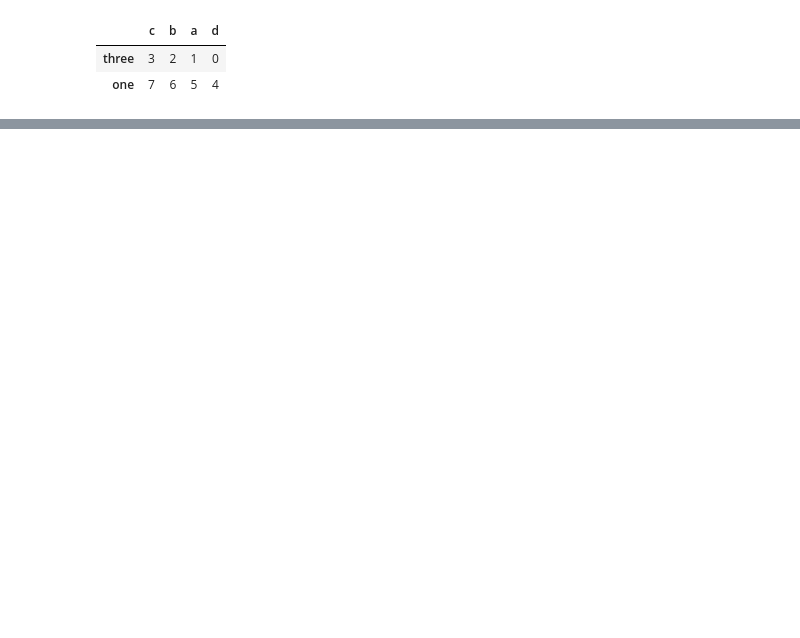
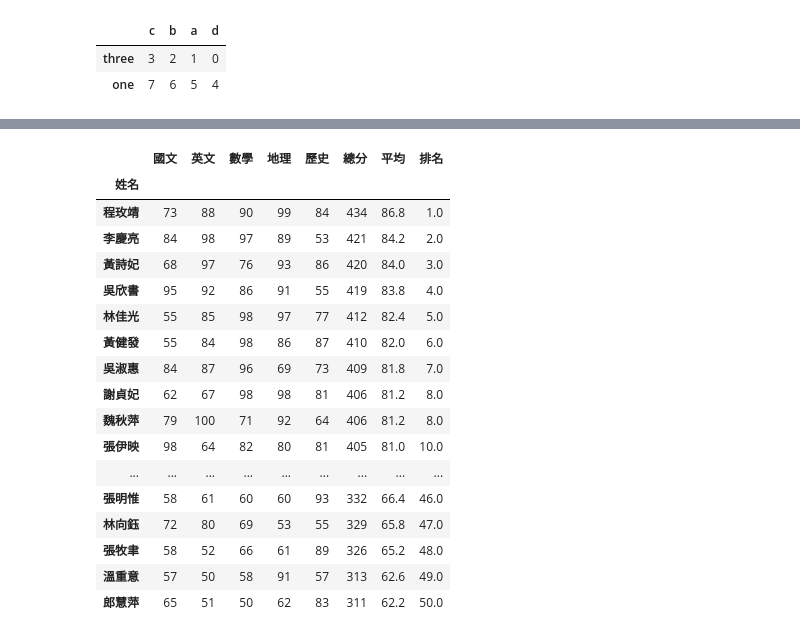
Before and after one commit to jsdhwdmaX09/aaaab, a Jupyter notebook: lesson17_1.ipynb, the cells around one changed output, grey strips where cells are left out. Cells and saved outputs as stored; diff of their text form; code cells hidden in the pictures; blank space fills up the shorter version.

```diff
--- a/lesson17_1.ipynb
+++ b/lesson17_1.ipynb
@@ -32,3 +75,8 @@ dataFrame1.sort_values(by='one',axis=1,ascending=False)
 |  | c | b | a | d |
 | three | 3 | 2 | 1 | 0 |
 | one | 7 | 6 | 5 | 4 |
+# %%
+dataFrame1 = pd.read_csv('學生成績表1.csv')
+dataFrame1.index = dataFrame1['姓名']
+dataFrame2 = dataFrame1[['國文','英文','數學','地理','歷史']]
+dataFrame2
@@ -34,0 +102,6 @@ dataFrame1.sort_values(by='one',axis=1,ascending=False)
+# %%
+sum_s = dataFrame2.sum(axis=1)
+mean_s = dataFrame2.mean(axis=1)
+dataFrame2['總分'] = sum_s
+dataFrame2['平均'] = mean_s
+dataFrame2
@@ -34,0 +170,24 @@ dataFrame1.sort_values(by='one',axis=1,ascending=False)
+# %%
+dataFrame2['排名'] = dataFrame2['總分'].rank(ascending=False,method="min")
+# %%
+dataFrame3 = dataFrame2.sort_values(by='排名')
+dataFrame3
+# %% [output]
+|  | 國文 | 英文 | 數學 | 地理 | 歷史 | 總分 | 平均 | 排名 |
+| 姓名 |  |  |  |  |  |  |  |  |
+| 程玫靖 | 73 | 88 | 90 | 99 | 84 | 434 | 86.8 | 1.0 |
+| 李慶亮 | 84 | 98 | 97 | 89 | 53 | 421 | 84.2 | 2.0 |
+| 黃詩妃 | 68 | 97 | 76 | 93 | 86 | 420 | 84.0 | 3.0 |
+| 吳欣書 | 95 | 92 | 86 | 91 | 55 | 419 | 83.8 | 4.0 |
+| 林佳光 | 55 | 85 | 98 | 97 | 77 | 412 | 82.4 | 5.0 |
+| 黃健發 | 55 | 84 | 98 | 86 | 87 | 410 | 82.0 | 6.0 |
+| 吳淑惠 | 84 | 87 | 96 | 69 | 73 | 409 | 81.8 | 7.0 |
+| 謝貞妃 | 62 | 67 | 98 | 98 | 81 | 406 | 81.2 | 8.0 |
+| 魏秋萍 | 79 | 100 | 71 | 92 | 64 | 406 | 81.2 | 8.0 |
+| 張伊映 | 98 | 64 | 82 | 80 | 81 | 405 | 81.0 | 10.0 |
+| ... | ... | ... | ... | ... | ... | ... | ... | ... |
+| 張明惟 | 58 | 61 | 60 | 60 | 93 | 332 | 66.4 | 46.0 |
+| 林向鈺 | 72 | 80 | 69 | 53 | 55 | 329 | 65.8 | 47.0 |
+| 張牧聿 | 58 | 52 | 66 | 61 | 89 | 326 | 65.2 | 48.0 |
+| 溫重意 | 57 | 50 | 58 | 91 | 57 | 313 | 62.6 | 49.0 |
+| 郎慧萍 | 65 | 51 | 50 | 62 | 83 | 311 | 62.2 | 50.0 |
```
Also changed, not shown: parts of 12 cells of this notebook, 2 other files.
